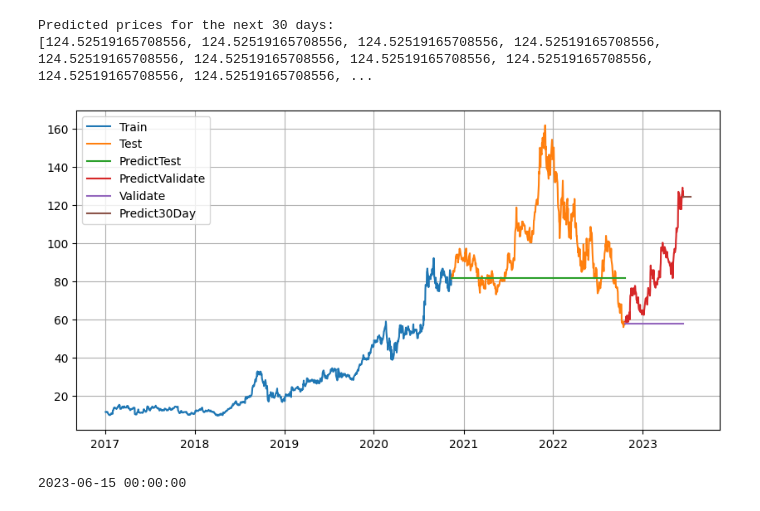
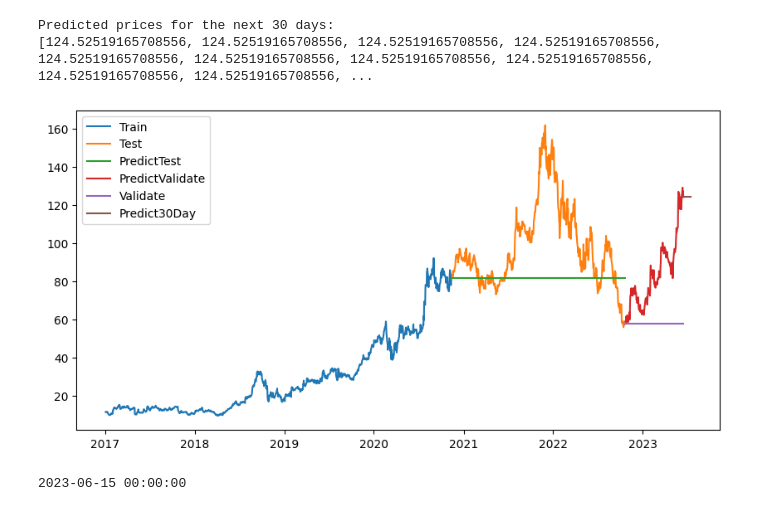
Before and after one commit to dangnghiepcuong/IS403.N21.HTTT_Nhom2, a Jupyter notebook: 6. ETS/SES_AMD/SES_AMD_631.ipynb, the cells around one changed output. Saved outputs shown, nothing was run; the diff lists cells and outputs as text; code cells hidden in the pictures.

```diff
--- a/6. ETS/SES_AMD/SES_AMD_631.ipynb
+++ b/6. ETS/SES_AMD/SES_AMD_631.ipynb
@@ -202,21 +202,21 @@ Predicted prices for the next 30 days:
 # %%
 # Drawing
 train_data = df[:train_size]
 
 plt.figure(figsize=(10, 5))
 plt.plot(df.index[:train_size], train_data)
 plt.plot(df.index[train_size : train_size + test_size], test_data)
 plt.plot(df.index[train_size : train_size + test_size], y_pred)
 plt.plot(df.index[train_size + test_size :], val_data)
 plt.plot(df.index[train_size + test_size :], y_pred_val)
 plt.plot(index_next_30_days, y_next_30_days)
 plt.legend(['Train', 'Test', 'PredictTest', 'PredictValidate', 'Validate', 'Predict30Day'])
 
-plt.grid()
+# plt.grid()
 # plt.savefig('SES_AMD_631.png')
 plt.show()
 # %% [output]
-[figure, old version]
+[figure, new version]
 # %%
 print(last_date)
 # %% [output]
```
Also changed, not shown: 2 other files.
